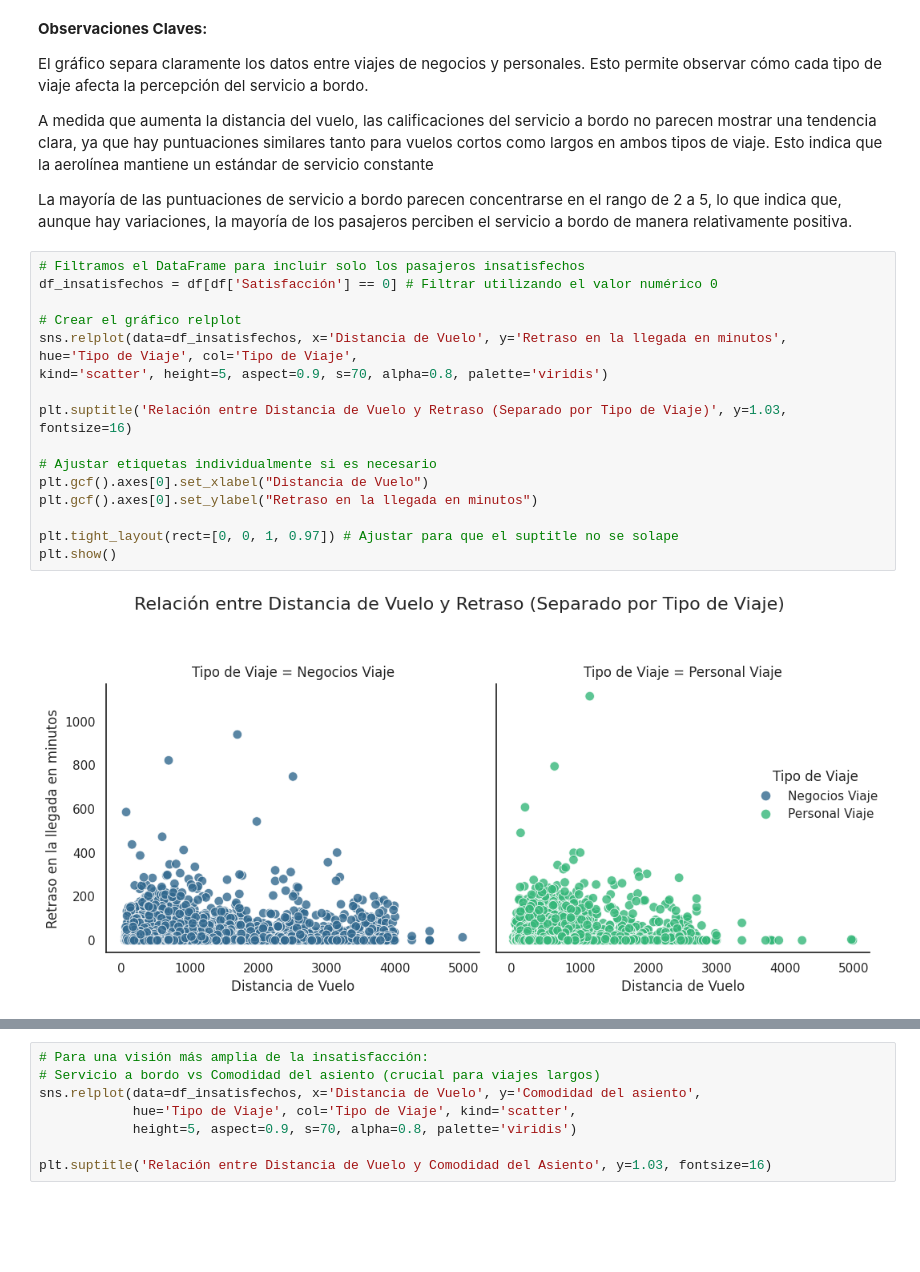
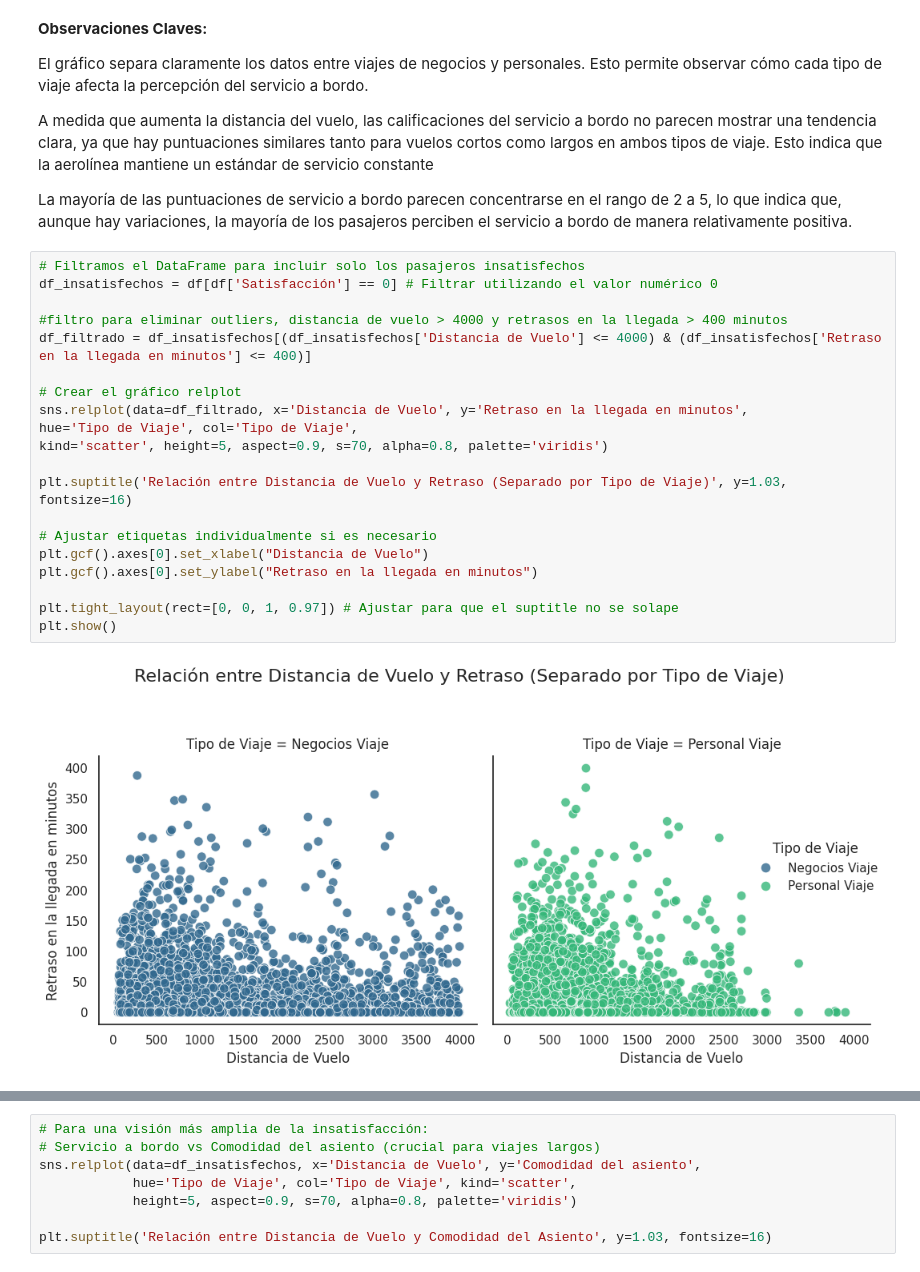
Before and after one commit to tomasrojas88/Data_Science_1, a Jupyter notebook: Satisfacción_Clientes_Aerolíneas.ipynb, the cells around one changed output, grey strips where cells are left out. Saved outputs shown, nothing was run; the diff lists cells and outputs as text; blank space fills up the shorter version.

```diff
--- a/Satisfacción_Clientes_Aerolíneas.ipynb
+++ b/Satisfacción_Clientes_Aerolíneas.ipynb
@@ -648,20 +648,23 @@ La mayoría de las puntuaciones de servicio a bordo parecen concentrarse en el r
 # %%
 # Filtramos el DataFrame para incluir solo los pasajeros insatisfechos
 df_insatisfechos = df[df['Satisfacción'] == 0] # Filtrar utilizando el valor numérico 0
 
+#filtro para eliminar outliers, distancia de vuelo > 4000 y retrasos en la llegada > 400 minutos
+df_filtrado = df_insatisfechos[(df_insatisfechos['Distancia de Vuelo'] <= 4000) & (df_insatisfechos['Retraso en la llegada en minutos'] <= 400)]
+
 # Crear el gráfico relplot
-sns.relplot(data=df_insatisfechos, x='Distancia de Vuelo', y='Retraso en la llegada en minutos',
+sns.relplot(data=df_filtrado, x='Distancia de Vuelo', y='Retraso en la llegada en minutos',
 hue='Tipo de Viaje', col='Tipo de Viaje',
 kind='scatter', height=5, aspect=0.9, s=70, alpha=0.8, palette='viridis')
 
 plt.suptitle('Relación entre Distancia de Vuelo y Retraso (Separado por Tipo de Viaje)', y=1.03, fontsize=16)
 
 # Ajustar etiquetas individualmente si es necesario
 plt.gcf().axes[0].set_xlabel("Distancia de Vuelo")
 plt.gcf().axes[0].set_ylabel("Retraso en la llegada en minutos")
 
 plt.tight_layout(rect=[0, 0, 1, 0.97]) # Ajustar para que el suptitle no se solape
 plt.show()
 # %% [output]
-[figure, old version]
+[figure, new version]
 # %% [markdown]
```
Also changed, not shown: parts of 2 cells of this notebook.
